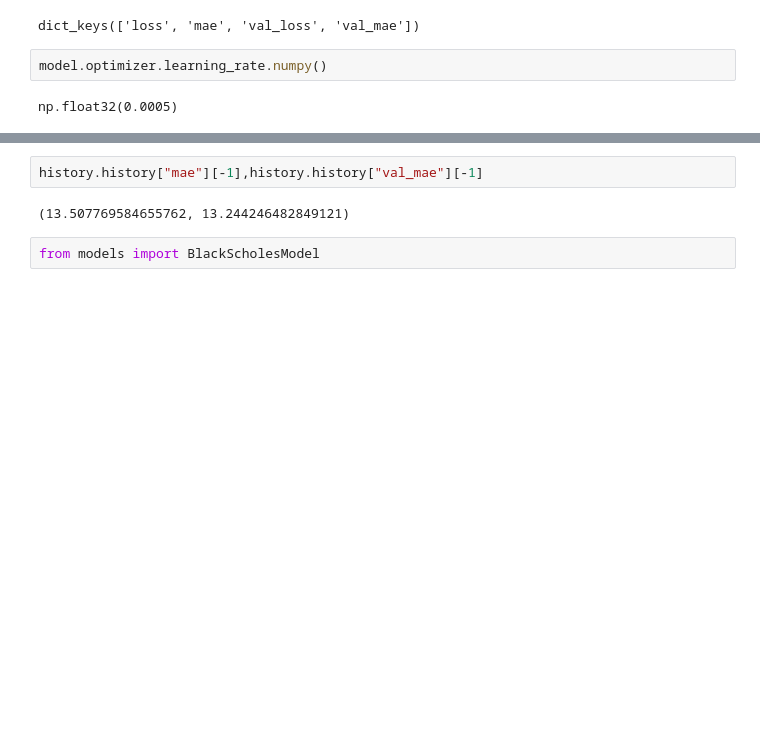
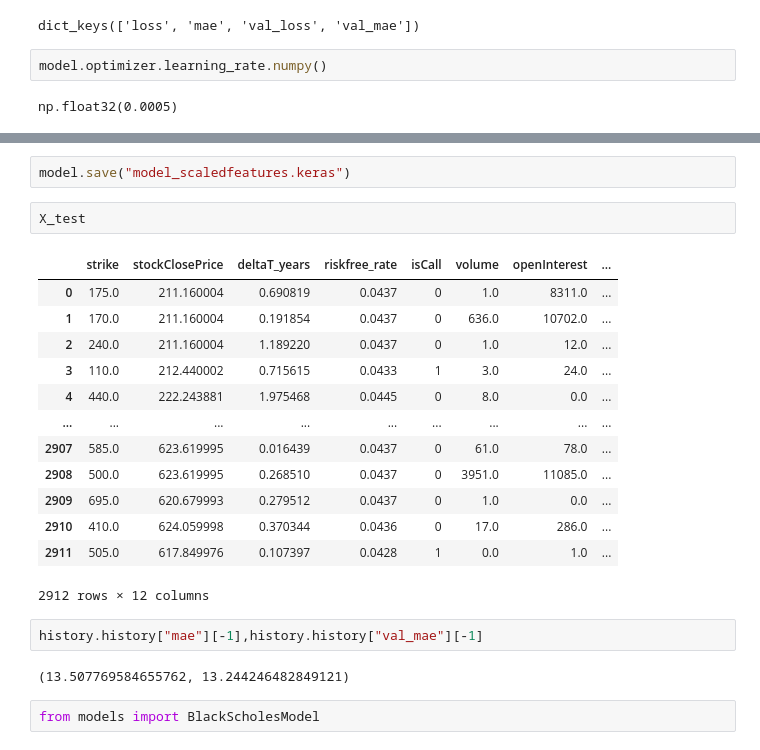
Before and after one commit to haveeshS/OptionPricing-DeepLearning-BlackScholes, a Jupyter notebook: optionsmodel_NN_trial1.ipynb, the cells around one changed output, grey strips where cells are left out. Cells and saved outputs as stored; diff of their text form; blank space fills up the shorter version.

```diff
--- a/optionsmodel_NN_trial1.ipynb
+++ b/optionsmodel_NN_trial1.ipynb
@@ -122,3 +170,21 @@ plt.yscale("log")
+# %%
+model.save("model_scaledfeatures.keras")
+# %%
+X_test
+# %% [output]
+|  | strike | stockClosePrice | deltaT_years | riskfree_rate | isCall | volume | openInterest | ... |
+| 0 | 175.0 | 211.160004 | 0.690819 | 0.0437 | 0 | 1.0 | 8311.0 | ... |
+| 1 | 170.0 | 211.160004 | 0.191854 | 0.0437 | 0 | 636.0 | 10702.0 | ... |
+| 2 | 240.0 | 211.160004 | 1.189220 | 0.0437 | 0 | 1.0 | 12.0 | ... |
+| 3 | 110.0 | 212.440002 | 0.715615 | 0.0433 | 1 | 3.0 | 24.0 | ... |
+| 4 | 440.0 | 222.243881 | 1.975468 | 0.0445 | 0 | 8.0 | 0.0 | ... |
+| ... | ... | ... | ... | ... | ... | ... | ... | ... |
+| 2907 | 585.0 | 623.619995 | 0.016439 | 0.0437 | 0 | 61.0 | 78.0 | ... |
+| 2908 | 500.0 | 623.619995 | 0.268510 | 0.0437 | 0 | 3951.0 | 11085.0 | ... |
+| 2909 | 695.0 | 620.679993 | 0.279512 | 0.0437 | 0 | 1.0 | 0.0 | ... |
+| 2910 | 410.0 | 624.059998 | 0.370344 | 0.0436 | 0 | 17.0 | 286.0 | ... |
+| 2911 | 505.0 | 617.849976 | 0.107397 | 0.0428 | 1 | 0.0 | 1.0 | ... |
+2912 rows × 12 columns
 # %%
 history.history["mae"][-1],history.history["val_mae"][-1]
 # %% [output]
```
Also changed, not shown: parts of 7 cells of this notebook, 7 other files.
